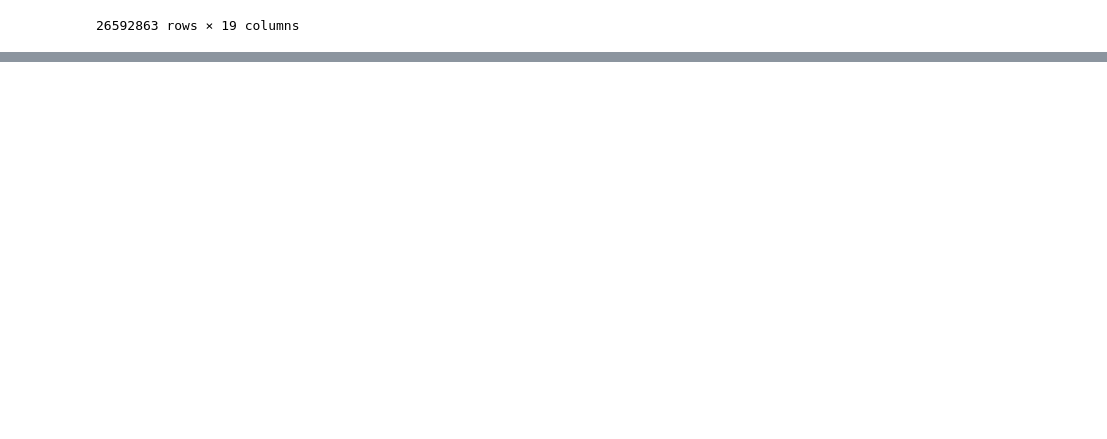
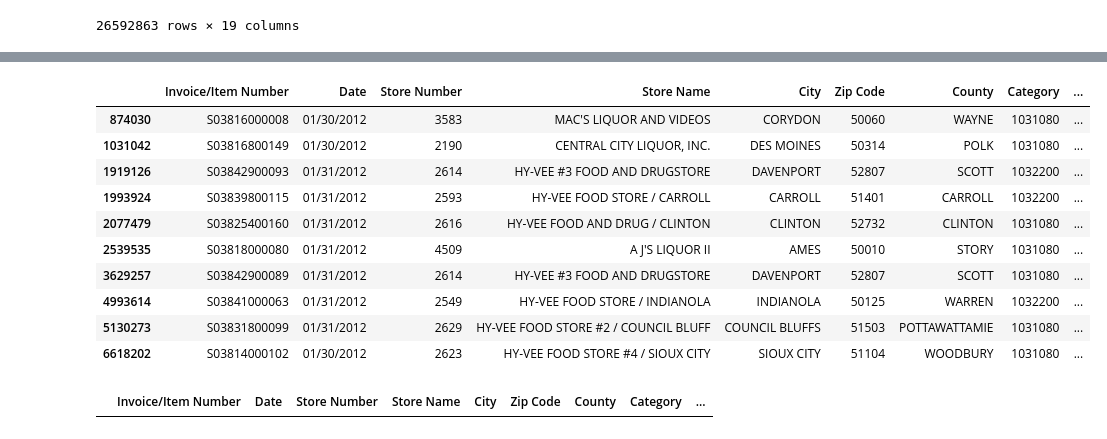
Before and after one commit to antrodtx/Iowa_liquor_Sales, a Jupyter notebook: IOWA_PROJECT.ipynb, the cells around one changed output, grey strips where cells are left out. Saved outputs shown, nothing was run; the diff lists cells and outputs as text; code cells hidden in the pictures; blank space fills up the shorter version.

```diff
--- a/IOWA_PROJECT.ipynb
+++ b/IOWA_PROJECT.ipynb
@@ -382,0 +446,8 @@ iowa4
+# %%
+iowa4.loc[iowa4['Category'] == '1062500', 'Category Name'] = 'FLAVORED RUM'
+# %%
+iowa4.loc[iowa4['Category'] == '1091100', 'Category Name'] = 'AMERICAN DISTILLED SPIRITS SPECIALTY'
+# %%
+iowa4.loc[iowa4['Category'] == '1082200', 'Category Name'] = 'IMPORTED SCHNAPPS'
+# %%
+iowa4.loc[iowa4['Category'] == '1091300', 'Category Name'] = 'NEUTRAL GRAIN SPIRITS FLAVORED'
@@ -382,0 +481,18 @@ iowa4
+# %%
+iowa4[iowa4['Sale (Dollars)'].isna()]
+# %% [output]
+|  | Invoice/Item Number | Date | Store Number | Store Name | City | Zip Code | County | Category | ... |
+| 874030 | S03816000008 | 01/30/2012 | 3583 | MAC'S LIQUOR AND VIDEOS | CORYDON | 50060 | WAYNE | 1031080 | ... |
+| 1031042 | S03816800149 | 01/30/2012 | 2190 | CENTRAL CITY LIQUOR, INC. | DES MOINES | 50314 | POLK | 1031080 | ... |
+| 1919126 | S03842900093 | 01/31/2012 | 2614 | HY-VEE #3 FOOD AND DRUGSTORE | DAVENPORT | 52807 | SCOTT | 1032200 | ... |
+| 1993924 | S03839800115 | 01/31/2012 | 2593 | HY-VEE FOOD STORE / CARROLL | CARROLL | 51401 | CARROLL | 1032200 | ... |
+| 2077479 | S03825400160 | 01/31/2012 | 2616 | HY-VEE FOOD AND DRUG / CLINTON | CLINTON | 52732 | CLINTON | 1031080 | ... |
+| 2539535 | S03818000080 | 01/31/2012 | 4509 | A J'S LIQUOR II | AMES | 50010 | STORY | 1031080 | ... |
+| 3629257 | S03842900089 | 01/31/2012 | 2614 | HY-VEE #3 FOOD AND DRUGSTORE | DAVENPORT | 52807 | SCOTT | 1031080 | ... |
+| 4993614 | S03841000063 | 01/31/2012 | 2549 | HY-VEE FOOD STORE / INDIANOLA | INDIANOLA | 50125 | WARREN | 1032200 | ... |
+| 5130273 | S03831800099 | 01/31/2012 | 2629 | HY-VEE FOOD STORE #2 / COUNCIL BLUFF | COUNCIL BLUFFS | 51503 | POTTAWATTAMIE | 1031080 | ... |
+| 6618202 | S03814000102 | 01/30/2012 | 2623 | HY-VEE FOOD STORE #4 / SIOUX CITY | SIOUX CITY | 51104 | WOODBURY | 1031080 | ... |
+# %%
+iowa4[iowa4['Bottles Sold'].isna()]
+# %% [output]
+|  | Invoice/Item Number | Date | Store Number | Store Name | City | Zip Code | County | Category | ... |
```
Also changed, not shown: parts of 20 cells of this notebook.
